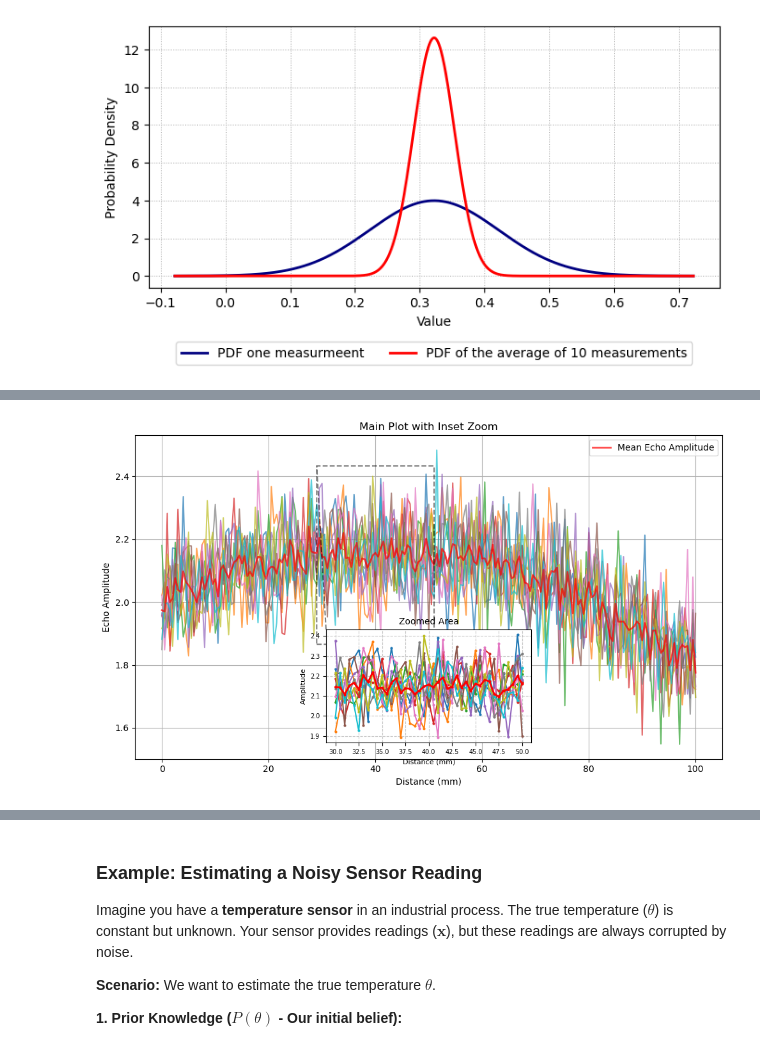
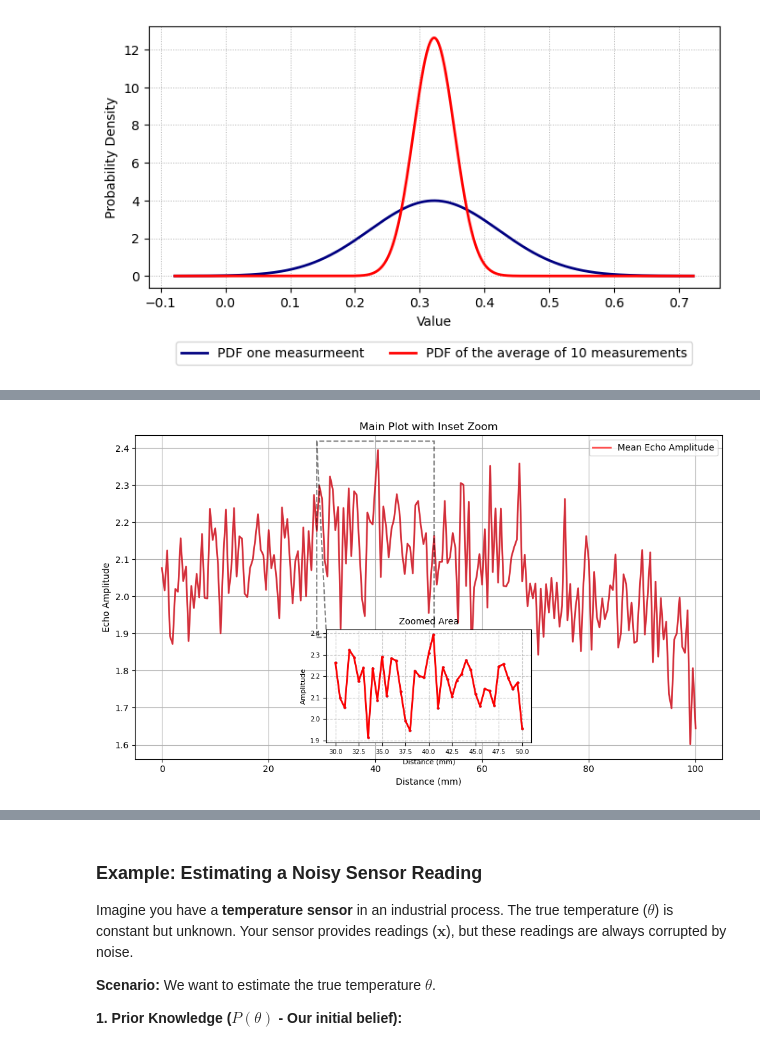
Before and after one commit to Alberto-Rodriguez-Martinez/statistical-signal-processing, a Jupyter notebook: notebooks/Estimation_Theory.ipynb, the cells around one changed output, grey strips where cells are left out. Drawn from its saved outputs; the diff is of its cells as text; code cells hidden in the pictures.

```diff
--- a/notebooks/Estimation_Theory.ipynb
+++ b/notebooks/Estimation_Theory.ipynb
@@ -361,11 +361,14 @@ def loadmydata(fname, N, Nsets):
     y = np.reshape(y, (Nsets, N)).T
     return y
 
+
+Nsets=1 # can be 1, 10 or 100, is the number repetition of the experiment
+
 distance = np.loadtxt(fname=str(project_root) + '/data/Datos_P2_txt/EM1_TA_1_X.txt',max_rows=None)
 N = len(distance)
 
 # load EM1 (all sets):
-Echo_Amp = loadmydata(fname=str(project_root) + '/data/Datos_P2_txt/EM1_TA_10_Y.txt', N=N, Nsets=10)
+Echo_Amp = loadmydata(fname=str(project_root) + '/data/Datos_P2_txt/EM1_TA_' + str(Nsets) + '_Y.txt', N=N, Nsets=Nsets)
 Mean_Echo_Amp = np.mean(Echo_Amp, axis=1)
 
 
@@ -397,34 +400,34 @@ ax.legend()
 #   - Start at 60% of the parent axes height from the bottom
 #   - Have a width of 30% of the parent axes width
 #   - Have a height of 30% of the parent axes height
 # Calculate x for centering: (1 - inset_width) / 2
 inset_width = 0.35
 inset_height = 0.35
 inset_x_centered = (1 - inset_width) / 2
 inset_y_bottom = 0.05 # A small value to place it near the bottom
 
 # Position the inset axes in the bottom-center
 axins = ax.inset_axes([inset_x_centered, inset_y_bottom, inset_width, inset_height])
 
 # Plot the zoomed data on the inset axes
 axins.plot(zoomed_distance*1000, zoomed_amplitude, linestyle='-', marker='.', markersize=4)
 axins.plot(zoomed_distance*1000, zoomed_mean_amplitude, linestyle='-', marker='.',
            color='red', lw=2, markersize=4, label='Zoomed Region')
 axins.set_title("Zoomed Area", fontsize=10) # Title for the inset
 axins.set_xlabel("Distance (mm)", fontsize=8) # Smaller labels for inset
 axins.set_ylabel("Amplitude", fontsize=8)
 axins.tick_params(labelsize=7) # Smaller tick labels
 axins.grid(True, linestyle='--', alpha=0.7) # Grid for the inset
 
 # --- 4. (Optional but recommended) Indicate the zoomed region on the main plot ---
 # This draws a rectangle on the main plot to show exactly what area is being magnified.
 # And connects the inset box to the magnified region using lines.
 ax.indicate_inset_zoom(axins, edgecolor="black", linestyle='--', linewidth=1.5)
 
 plt.tight_layout() # Adjust layout to prevent overlapping elements
 plt.show()
 # %% [output]
-[figure, old version]
+[figure, new version]
 # %% [markdown]
 In the previous figure we can see that the amplitud of the echoes follows a parabolic trend, as expected. There will be a maximum at the focal point. Unfortunately, even the average of all the measures has a significant variance. As it is clearly a linear model, we are going to use the LSE. According to the model, at each particular distance $d$ from the transducer, the amplitud will be obtained from a parabolic curve of unknown parameters:
 $$
```
Also changed, not shown: parts of 8 cells of this notebook, 4 other files.
